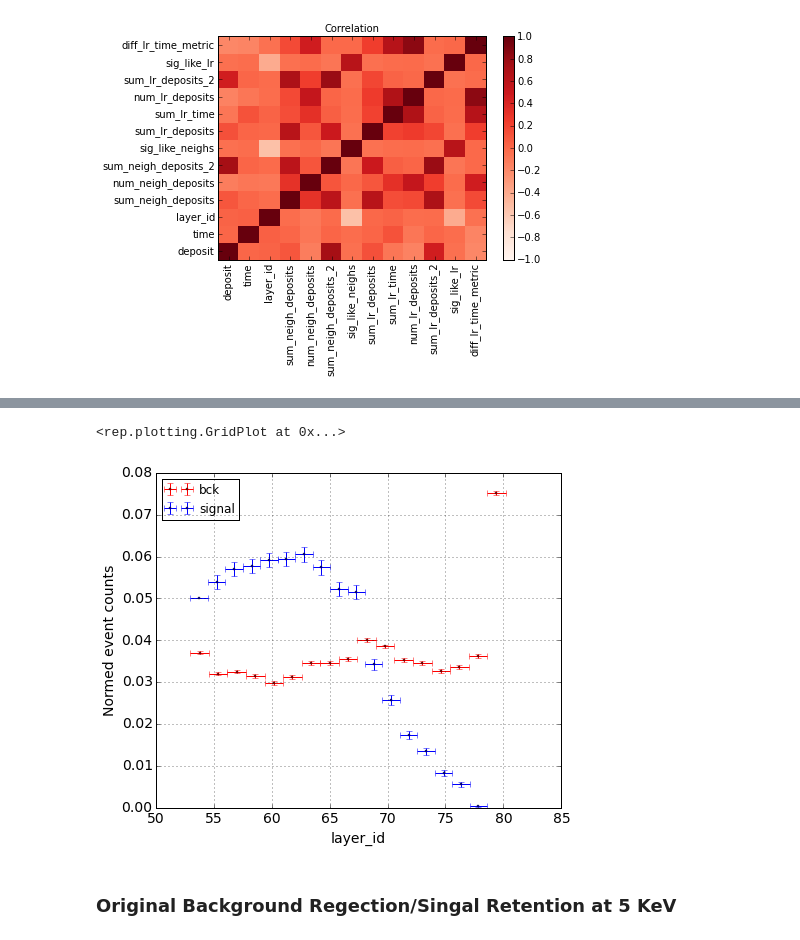
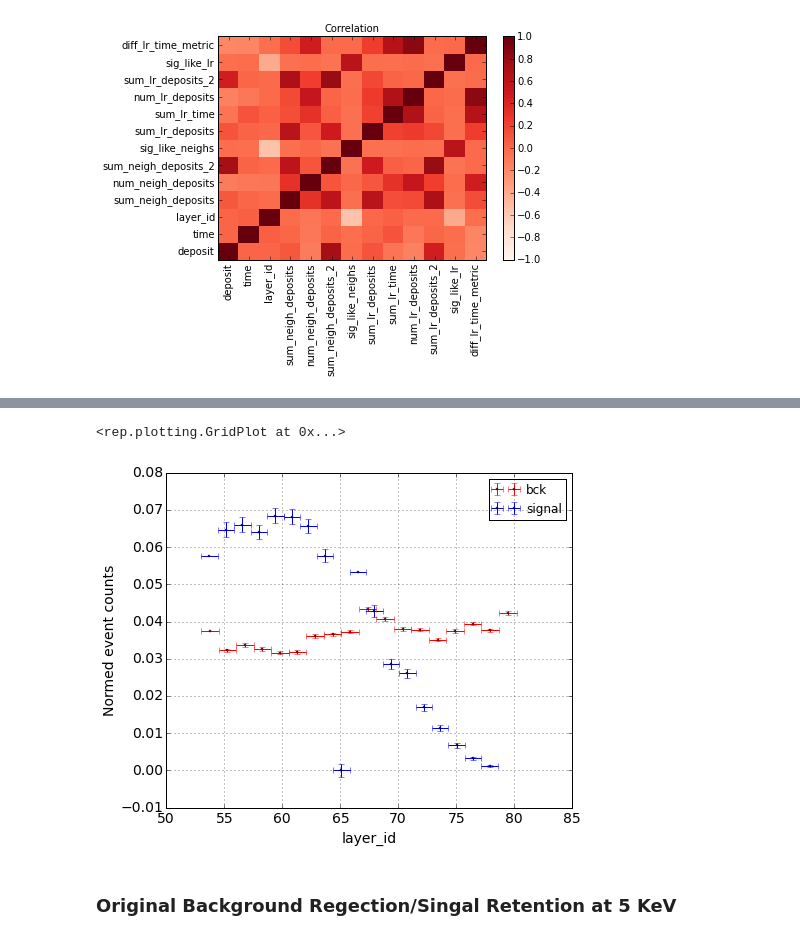
Before and after one commit to ewengillies/track-finding-yandex, a Jupyter notebook: notebooks/LocalBasedFiltering.ipynb, the cells around one changed output, grey strips where cells are left out. Saved outputs shown, nothing was run; the diff lists cells and outputs as text; code cells hidden in the pictures.

```diff
--- a/notebooks/LocalBasedFiltering.ipynb
+++ b/notebooks/LocalBasedFiltering.ipynb
@@ -182,8 +182,8 @@ predictions.features_pdf(features=['num_lr_deposits'], bins=3)
 # %%
-predictions.features_pdf(features=['layer_id'], bins=17)
+predictions.features_pdf(features=['layer_id'], bins=18)
 # %% [output]
 <rep.plotting.GridPlot at 0x...>
-[figure, old version]
+[figure, new version]
 # %% [markdown]
 ### Original Background Regection/Singal Retention at 5 KeV
 # %%
```
Also changed, not shown: parts of 10 cells of this notebook, 3 other files.
